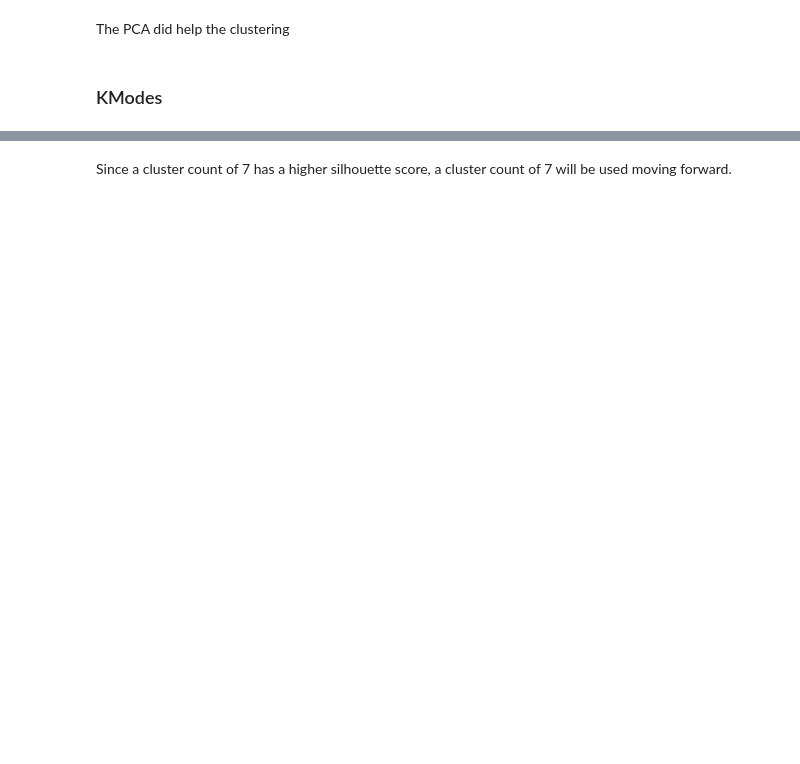
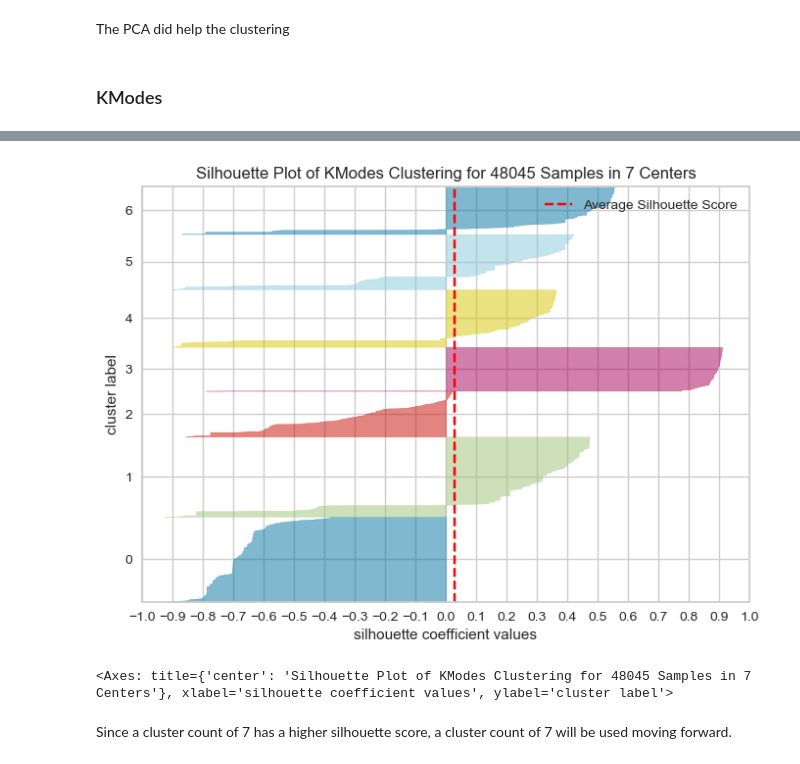
Before and after one commit to AlySemsem/ML_Project, a Jupyter notebook: ML_Project_v2.ipynb, the cells around one changed output, grey strips where cells are left out. Drawn from its saved outputs; the diff is of its cells as text; code cells hidden in the pictures; blank space fills up the shorter version.

```diff
--- a/ML_Project_v2.ipynb
+++ b/ML_Project_v2.ipynb
@@ -522,3 +546,10 @@ Silhouette Score @ 7: 0.173
+# %%
+visualizer = SilhouetteVisualizer(kmode7, colors='yellowbrick')
+visualizer.fit(df_norm.drop('realSum', axis=1), ymode7)
+visualizer.show()
+# %% [output]
+[figure, added]
+<Axes: title={'center': 'Silhouette Plot of KModes Clustering for 48045 Samples in 7 Centers'}, xlabel='silhouette coefficient values', ylabel='cluster label'>
 # %% [markdown]
 Since a cluster count of 7 has a higher silhouette score, a cluster count of 7 will be used moving forward.
 # %%
```
Also changed, not shown: parts of 47 cells of this notebook.
